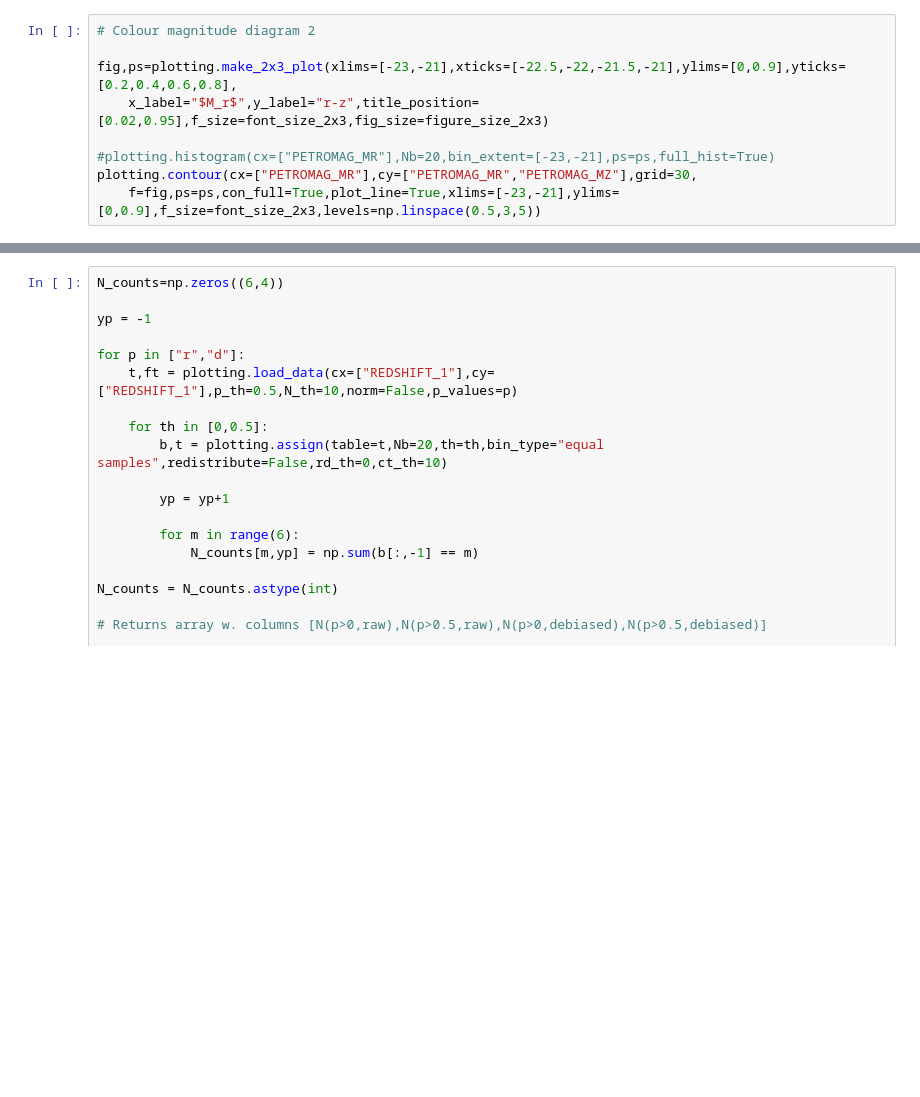
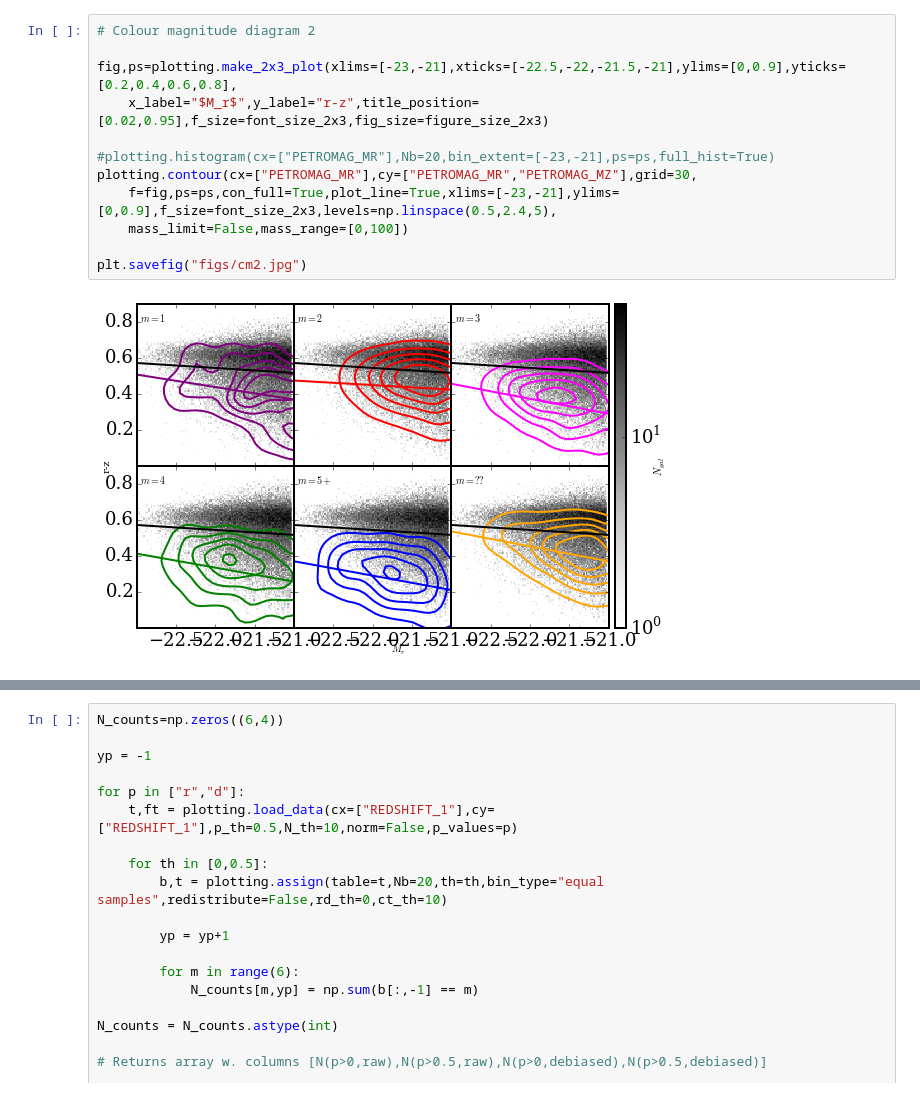
Before and after one commit to bamford/Debiasing-testing, a Jupyter notebook: Plotting_code_notebooks/all_plots.ipynb, the cells around one changed output, grey strips where cells are left out. Cells and saved outputs as stored; diff of their text form; blank space fills up the shorter version.

```diff
--- a/Plotting_code_notebooks/all_plots.ipynb
+++ b/Plotting_code_notebooks/all_plots.ipynb
@@ -103,12 +110,17 @@ plt.savefig("figs/cm.jpg")
 # %%
 # Colour magnitude diagram 2
 
 fig,ps=plotting.make_2x3_plot(xlims=[-23,-21],xticks=[-22.5,-22,-21.5,-21],ylims=[0,0.9],yticks=[0.2,0.4,0.6,0.8],
     x_label="$M_r$",y_label="r-z",title_position=[0.02,0.95],f_size=font_size_2x3,fig_size=figure_size_2x3)
 
 #plotting.histogram(cx=["PETROMAG_MR"],Nb=20,bin_extent=[-23,-21],ps=ps,full_hist=True)
 plotting.contour(cx=["PETROMAG_MR"],cy=["PETROMAG_MR","PETROMAG_MZ"],grid=30,
-    f=fig,ps=ps,con_full=True,plot_line=True,xlims=[-23,-21],ylims=[0,0.9],f_size=font_size_2x3,levels=np.linspace(0.5,3,5))
+    f=fig,ps=ps,con_full=True,plot_line=True,xlims=[-23,-21],ylims=[0,0.9],f_size=font_size_2x3,levels=np.linspace(0.5,2.4,5),
+    mass_limit=False,mass_range=[0,100])
+
+plt.savefig("figs/cm2.jpg")
+# %% [output]
+[figure, added]
 # %%
 # Colour-colour diagram
 
```
Also changed, not shown: parts of 11 cells of this notebook, 24 other files.
